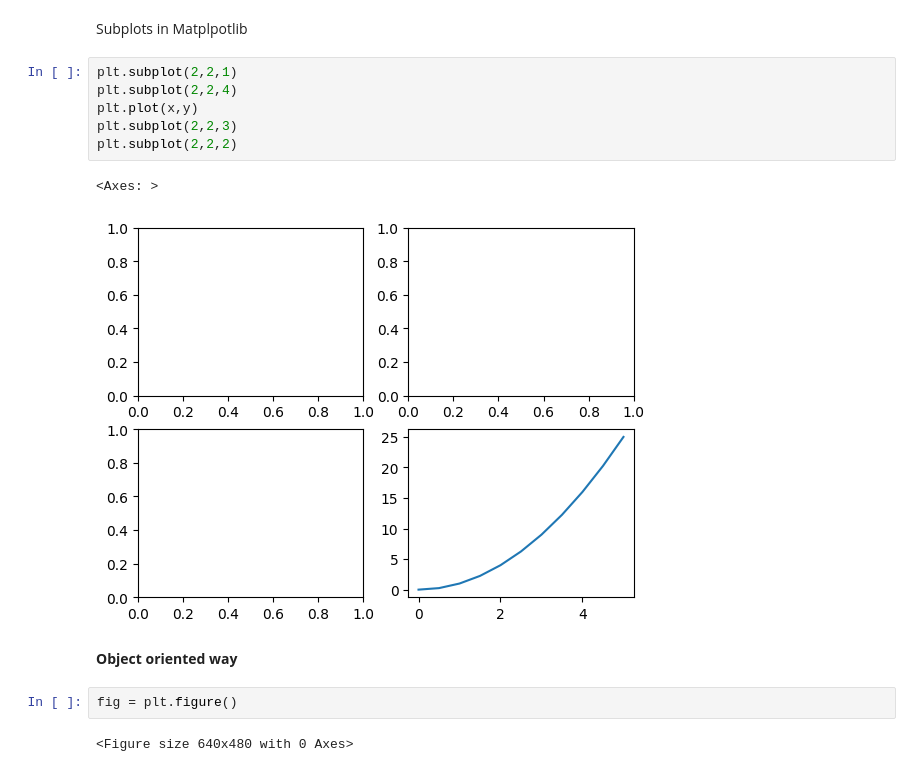
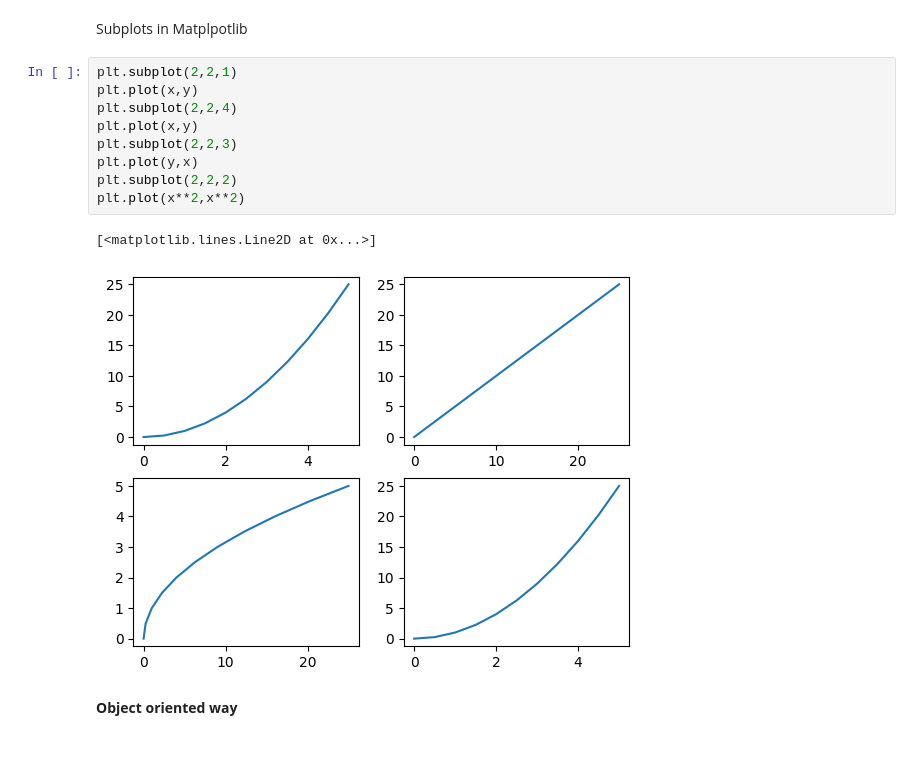
Before and after one commit to pranshulab/Data_science_journey, a Jupyter notebook: DataVisualization/Matplotlib.ipynb, the cells around one changed output. Cells and saved outputs as stored; diff of their text form.

```diff
--- a/DataVisualization/Matplotlib.ipynb
+++ b/DataVisualization/Matplotlib.ipynb
@@ -27,16 +41,15 @@ Text(0.5, 1.0, 'Demo')
 Subplots in Matplpotlib
 # %%
 plt.subplot(2,2,1)
+plt.plot(x,y)
 plt.subplot(2,2,4)
 plt.plot(x,y)
 plt.subplot(2,2,3)
+plt.plot(y,x)
 plt.subplot(2,2,2)
+plt.plot(x**2,x**2)
 # %% [output]
-<Axes: >
+[<matplotlib.lines.Line2D at 0x...>]
-[figure, old version]
+[figure, new version]
 # %% [markdown]
 **Object oriented way**
-# %%
-fig = plt.figure()
-# %% [output]
-<Figure size 640x480 with 0 Axes>
```
Also changed, not shown: parts of 2 cells of this notebook.
